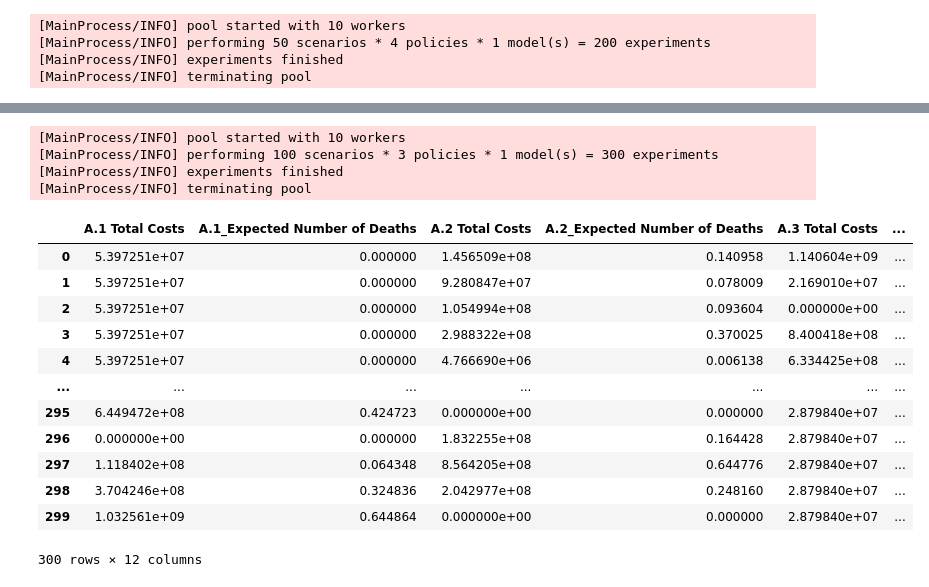
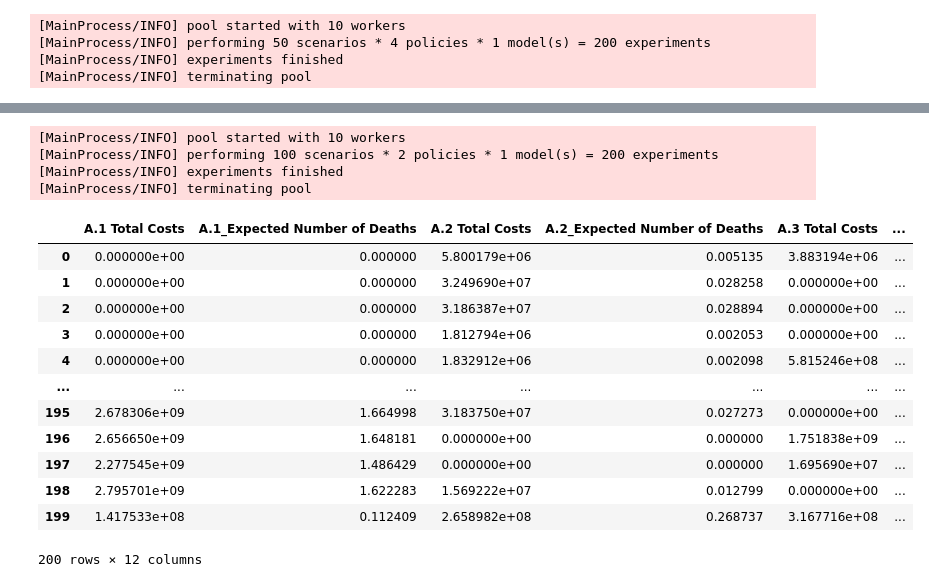
Before and after one commit to Q-Quan/MBDMGroup22, a Jupyter notebook: final assignment/Problem Formulations.ipynb, the cells around one changed output, grey strips where cells are left out. Cells and saved outputs as stored; diff of their text form; code cells hidden in the pictures.

```diff
--- a/final assignment/Problem Formulations.ipynb
+++ b/final assignment/Problem Formulations.ipynb
@@ -157,24 +157,20 @@ def get_do_nothing_dict():
 
 policies = [
     Policy(
-        "policy 1",
+        "All RfR",
         **dict(
             get_do_nothing_dict(),
-            **{"0_RfR 0": 1, "0_RfR 1": 1, "0_RfR 2": 1, "A.1_DikeIncrease 0": 5}
+            **{"0_RfR 0": 1, "0_RfR 1": 1, "0_RfR 2": 1,
+               "1_RfR 0": 1, "1_RfR 1": 1, "1_RfR 2": 1,
+               "2_RfR 0": 1, "2_RfR 1": 1, "2_RfR 2": 1,
+               "3_RfR 0": 1, "3_RfR 1": 1, "3_RfR 2": 1,
+               "4_RfR 0": 1, "4_RfR 1": 1, "4_RfR 2": 1,}
         )
     ),
     Policy(
-        "policy 2",
+        "No RfR",
         **dict(
-            get_do_nothing_dict(),
-            **{"4_RfR 0": 1, "4_RfR 1": 1, "4_RfR 2": 1, "A.5_DikeIncrease 0": 5}
-        )
-    ),
-    Policy(
-        "policy 3",
-        **dict(
-            get_do_nothing_dict(),
-            **{"1_RfR 0": 1, "2_RfR 1": 1, "3_RfR 2": 1, "A.3_DikeIncrease 0": 5}
+            get_do_nothing_dict()
         )
     ),
 ]
@@ -185,25 +181,26 @@ with MultiprocessingEvaluator(dike_model) as evaluator:
     results = evaluator.perform_experiments(n_scenarios, policies)
 # %% [output]
 [MainProcess/INFO] pool started with 10 workers
-[MainProcess/INFO] performing 100 scenarios * 3 policies * 1 model(s) = 300 experiments
+[MainProcess/INFO] performing 100 scenarios * 2 policies * 1 model(s) = 200 experiments
 [MainProcess/INFO] experiments finished
 [MainProcess/INFO] terminating pool
 # %%
 experiments, outcomes = results
 # %%
 # only works because we have scalar outcomes
-pd.DataFrame(outcomes)
+outcomes_df = pd.DataFrame(outcomes)
+outcomes_df
 # %% [output]
 |  | A.1 Total Costs | A.1_Expected Number of Deaths | A.2 Total Costs | A.2_Expected Number of Deaths | A.3 Total Costs | ... |
-| 0 | 5.397251e+07 | 0.000000 | 1.456509e+08 | 0.140958 | 1.140604e+09 | ... |
-| 1 | 5.397251e+07 | 0.000000 | 9.280847e+07 | 0.078009 | 2.169010e+07 | ... |
-| 2 | 5.397251e+07 | 0.000000 | 1.054994e+08 | 0.093604 | 0.000000e+00 | ... |
-| 3 | 5.397251e+07 | 0.000000 | 2.988322e+08 | 0.370025 | 8.400418e+08 | ... |
-| 4 | 5.397251e+07 | 0.000000 | 4.766690e+06 | 0.006138 | 6.334425e+08 | ... |
+| 0 | 0.000000e+00 | 0.000000 | 5.800179e+06 | 0.005135 | 3.883194e+06 | ... |
+| 1 | 0.000000e+00 | 0.000000 | 3.249690e+07 | 0.028258 | 0.000000e+00 | ... |
+| 2 | 0.000000e+00 | 0.000000 | 3.186387e+07 | 0.028894 | 0.000000e+00 | ... |
+| 3 | 0.000000e+00 | 0.000000 | 1.812794e+06 | 0.002053 | 0.000000e+00 | ... |
+| 4 | 0.000000e+00 | 0.000000 | 1.832912e+06 | 0.002098 | 5.815246e+08 | ... |
 | ... | ... | ... | ... | ... | ... | ... |
-| 295 | 6.449472e+08 | 0.424723 | 0.000000e+00 | 0.000000 | 2.879840e+07 | ... |
-| 296 | 0.000000e+00 | 0.000000 | 1.832255e+08 | 0.164428 | 2.879840e+07 | ... |
-| 297 | 1.118402e+08 | 0.064348 | 8.564205e+08 | 0.644776 | 2.879840e+07 | ... |
-| 298 | 3.704246e+08 | 0.324836 | 2.042977e+08 | 0.248160 | 2.879840e+07 | ... |
-| 299 | 1.032561e+09 | 0.644864 | 0.000000e+00 | 0.000000 | 2.879840e+07 | ... |
+| 195 | 2.678306e+09 | 1.664998 | 3.183750e+07 | 0.027273 | 0.000000e+00 | ... |
+| 196 | 2.656650e+09 | 1.648181 | 0.000000e+00 | 0.000000 | 1.751838e+09 | ... |
+| 197 | 2.277545e+09 | 1.486429 | 0.000000e+00 | 0.000000 | 1.695690e+07 | ... |
+| 198 | 2.795701e+09 | 1.622283 | 1.569222e+07 | 0.012799 | 0.000000e+00 | ... |
+| 199 | 1.417533e+08 | 0.112409 | 2.658982e+08 | 0.268737 | 3.167716e+08 | ... |
-300 rows × 12 columns
+200 rows × 12 columns
```
Also changed, not shown: parts of 8 cells of this notebook, 3 other files.
